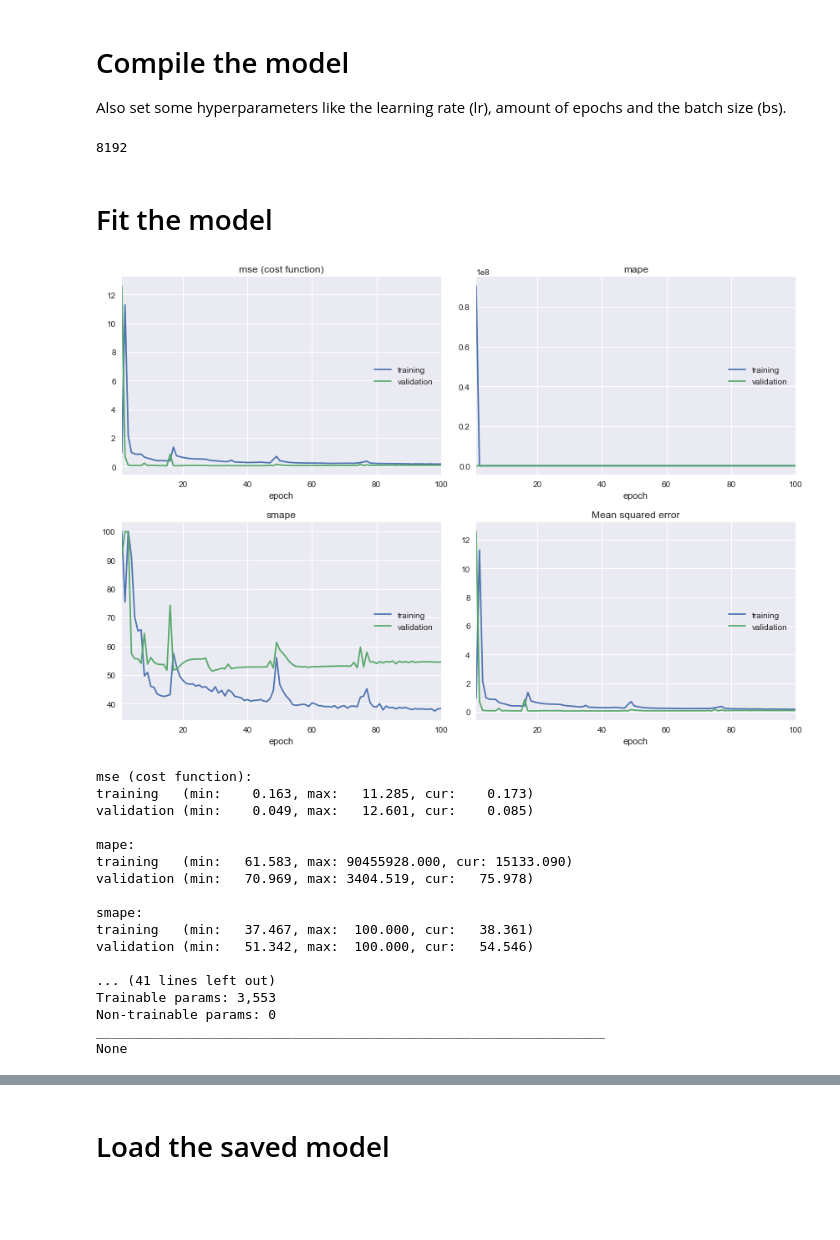
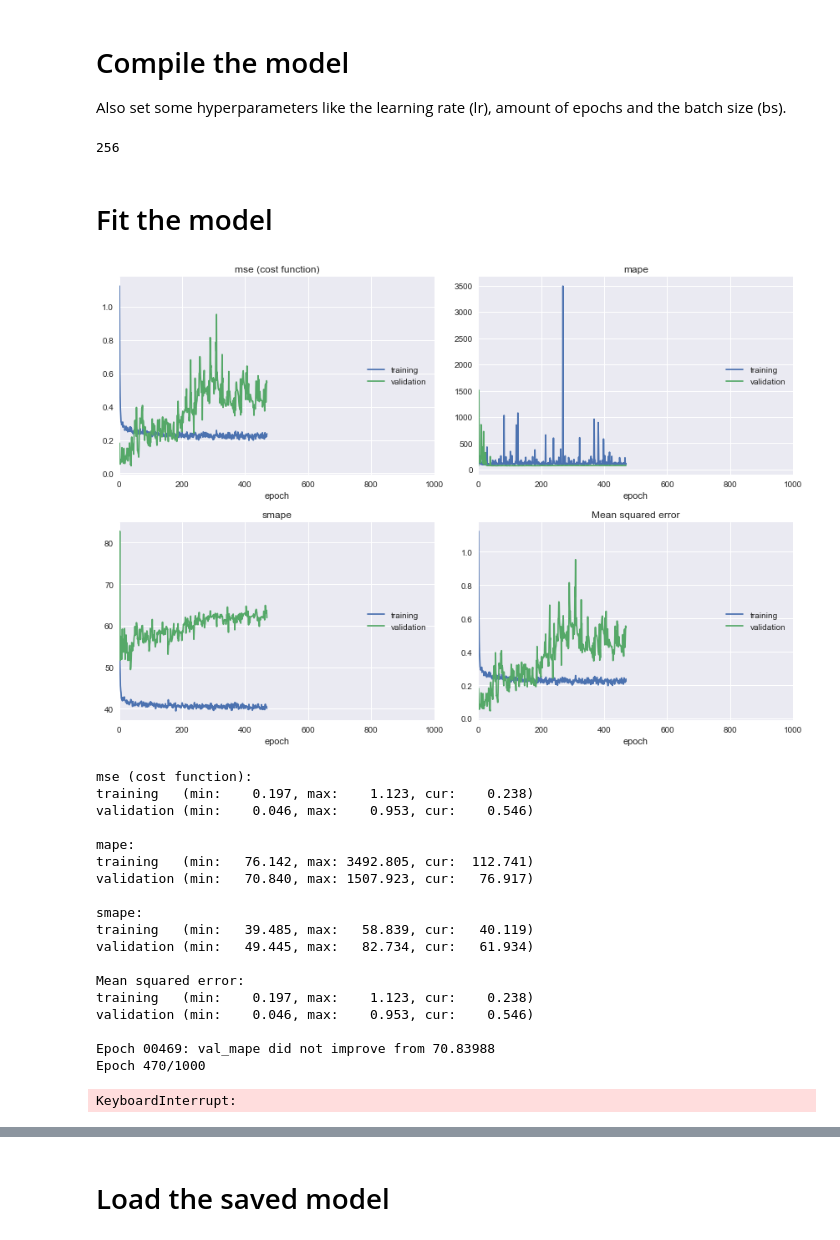
Before and after one commit to deKeijzer/Multivariate-time-series-models-in-Keras, a Jupyter notebook: notebooks/4.2 LSTM.ipynb, the cells around one changed output, grey strips where cells are left out. Saved outputs shown, nothing was run; the diff lists cells and outputs as text; code cells hidden in the pictures; blank space fills up the shorter version.

```diff
--- a/notebooks/4.2 LSTM.ipynb
+++ b/notebooks/4.2 LSTM.ipynb
@@ -237,58 +266,62 @@ nodes, 35
 More only makes the model more complex and harder/slower to train
 """
 
-epochs = 100
-bs = 2**13
+epochs = 10**3
+bs = 256
 lr = 1e-1
 print(bs)
 # %% [output]
-8192
+256
 # %%
 # 0.05 0.9 0 True
 sgd = SGD(lr=0.5, momentum=0.9, decay=0, nesterov=True) # sgd in general yields better results, but needs a lot of tweeking and is slower
 adam = Adam(lr=lr)
 nadam = Nadam(lr=lr)
 
+model = create_model()
+
 # compile & fit
-model.compile(optimizer=nadam, loss = ['mse'], metrics=[mape, smape, 'mse'])
+model.compile(optimizer='nadam', loss = ['mse'], metrics=[mape, smape, 'mse'])
 # %% [markdown]
 # Fit the model
 # %%
 early_stopping_monitor = EarlyStopping(patience=5000)
 
 # This is used to save the best model, currently monitoring val_mape
 # checkpoint
 filepath="models\\LSTM.best.hdf5"
 checkpoint = ModelCheckpoint(filepath, monitor='val_mape', verbose=1, save_best_only=True, mode='min')
 
-epoch_size = 1
-schedule = SGDRScheduler(min_lr=1e-5, #1e-5
-                                     max_lr=1e-1, # 1e-2
+epoch_size = 14
+schedule = SGDRScheduler(min_lr=8.3e-6, #1e-5
+                                     max_lr=3.3e-2, # 1e-2
                                      steps_per_epoch=np.ceil(epoch_size/bs),
                                      lr_decay=0.9,
                                      cycle_length=5, # 5
                                      mult_factor=1.5)
 
 model.fit(X_train, y_train, epochs=epochs, batch_size=bs, validation_split=0.2,
          verbose=1, callbacks=[PlotLossesKeras(), early_stopping_monitor, checkpoint,schedule])
 
 print(model.summary())
 # %% [output]
-[figure, old version]
+[figure, new version]
 mse (cost function):
-training   (min:    0.163, max:   11.285, cur:    0.173)
-validation (min:    0.049, max:   12.601, cur:    0.085)
+training   (min:    0.197, max:    1.123, cur:    0.238)
+validation (min:    0.046, max:    0.953, cur:    0.546)
 
 mape:
-training   (min:   61.583, max: 90455928.000, cur: 15133.090)
-validation (min:   70.969, max: 3404.519, cur:   75.978)
+training   (min:   76.142, max: 3492.805, cur:  112.741)
+validation (min:   70.840, max: 1507.923, cur:   76.917)
 
 smape:
-training   (min:   37.467, max:  100.000, cur:   38.361)
-validation (min:   51.342, max:  100.000, cur:   54.546)
+training   (min:   39.485, max:   58.839, cur:   40.119)
+validation (min:   49.445, max:   82.734, cur:   61.934)
 
-... (41 lines left out)
-Trainable params: 3,553
-Non-trainable params: 0
-_________________________________________________________________
-None
+Mean squared error:
+training   (min:    0.197, max:    1.123, cur:    0.238)
+validation (min:    0.046, max:    0.953, cur:    0.546)
+
+Epoch 00469: val_mape did not improve from 70.83988
+Epoch 470/1000
+KeyboardInterrupt:
```
Also changed, not shown: parts of 7 cells of this notebook, 4 other files.
